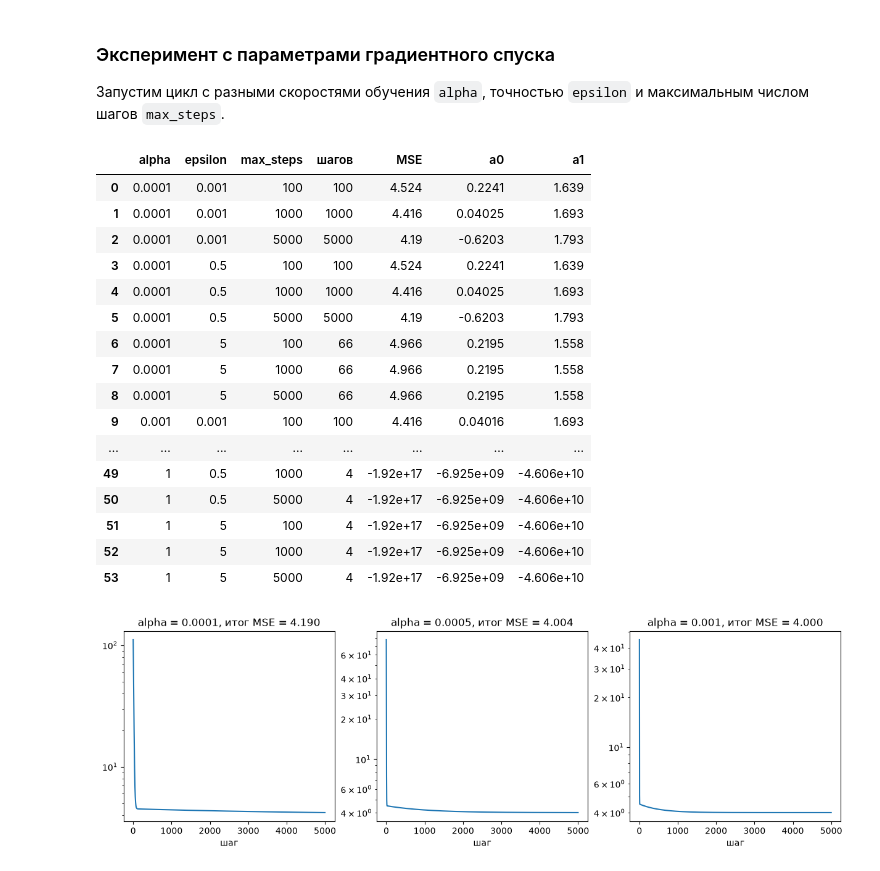
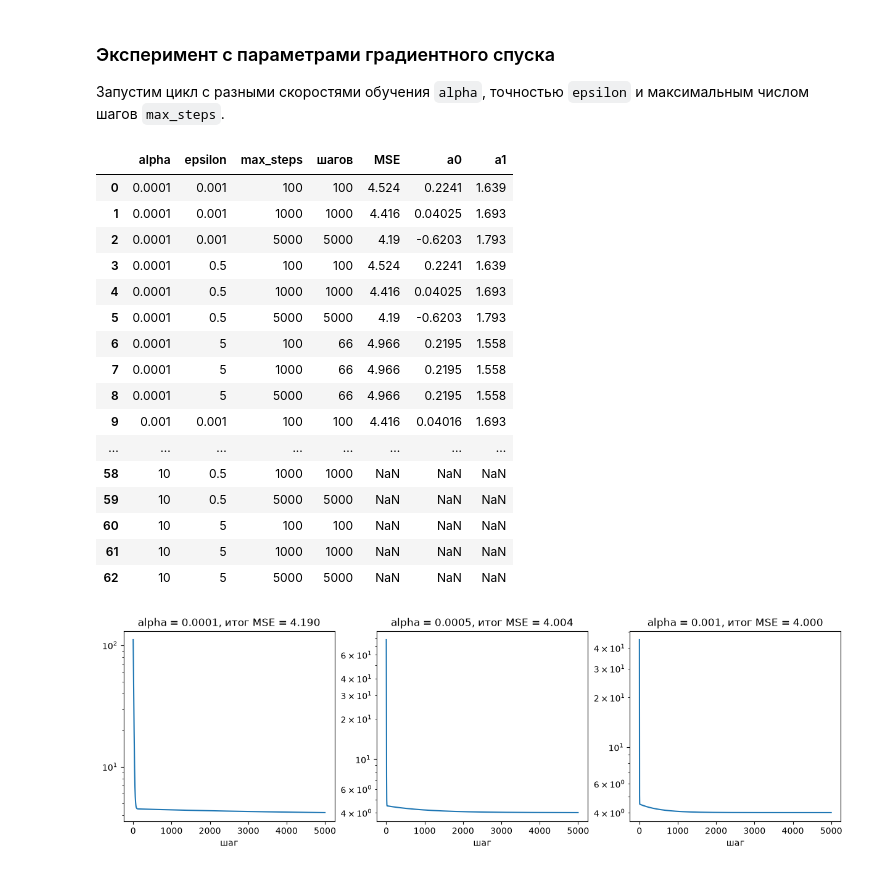
Before and after one commit to hosjpps/ML_pr1-4, a Jupyter notebook: ПЗ_1-2_линейная_регрессия.ipynb, the cells around one changed output. Drawn from its saved outputs; the diff is of its cells as text; code cells hidden in the pictures.

```diff
--- a/ПЗ_1-2_линейная_регрессия.ipynb
+++ b/ПЗ_1-2_линейная_регрессия.ipynb
@@ -13,8 +13,9 @@ import matplotlib.pyplot as plt
 
 Исходные данные: $x$ — расходы на рекламу, $Y$ — объёмы продаж.
 # %%
-x = np.array([3, 5, 7, 6, 9])
-Y = np.array([3, 7, 11, 14, 15])
+# float, иначе при целом alpha параметры модели останутся int64 и переполнятся
+x = np.array([3, 5, 7, 6, 9], dtype=float)
+Y = np.array([3, 7, 11, 14, 15], dtype=float)
 
 plt.figure()
 plt.scatter(x, Y)
@@ -101,35 +102,36 @@ MSE после градиентного спуска: 4.000028517306817
 # %%
 import warnings
 warnings.filterwarnings('ignore', category=RuntimeWarning)  # переполнение при расходимости
 
 rows = []
-for alpha in [0.0001, 0.001, 0.005, 0.01, 0.1, 1]:
+for alpha in [0.0001, 0.001, 0.005, 0.01, 0.1, 1, 10]:
     for epsilon in [0.001, 0.5, 5]:
         for max_steps in [100, 1000, 5000]:
             r = SimpleRegression()
             steps, errors = r.fit(x, Y, alpha=alpha, epsilon=epsilon, max_steps=max_steps)
             rows.append({'alpha': alpha, 'epsilon': epsilon, 'max_steps': max_steps,
                          'шагов': len(steps), 'MSE': r.MSE(x, Y), 'a0': r.a0, 'a1': r.a1})
 pd.set_option('display.float_format', '{:.4g}'.format)
+pd.set_option('display.max_rows', 100)
 pd.DataFrame(rows)
 # %% [output]
 |  | alpha | epsilon | max_steps | шагов | MSE | a0 | a1 |
 | 0 | 0.0001 | 0.001 | 100 | 100 | 4.524 | 0.2241 | 1.639 |
 | 1 | 0.0001 | 0.001 | 1000 | 1000 | 4.416 | 0.04025 | 1.693 |
 | 2 | 0.0001 | 0.001 | 5000 | 5000 | 4.19 | -0.6203 | 1.793 |
 | 3 | 0.0001 | 0.5 | 100 | 100 | 4.524 | 0.2241 | 1.639 |
 | 4 | 0.0001 | 0.5 | 1000 | 1000 | 4.416 | 0.04025 | 1.693 |
 | 5 | 0.0001 | 0.5 | 5000 | 5000 | 4.19 | -0.6203 | 1.793 |
 | 6 | 0.0001 | 5 | 100 | 66 | 4.966 | 0.2195 | 1.558 |
 | 7 | 0.0001 | 5 | 1000 | 66 | 4.966 | 0.2195 | 1.558 |
 | 8 | 0.0001 | 5 | 5000 | 66 | 4.966 | 0.2195 | 1.558 |
 | 9 | 0.001 | 0.001 | 100 | 100 | 4.416 | 0.04016 | 1.693 |
 | ... | ... | ... | ... | ... | ... | ... | ... |
-| 49 | 1 | 0.5 | 1000 | 4 | -1.92e+17 | -6.925e+09 | -4.606e+10 |
-| 50 | 1 | 0.5 | 5000 | 4 | -1.92e+17 | -6.925e+09 | -4.606e+10 |
-| 51 | 1 | 5 | 100 | 4 | -1.92e+17 | -6.925e+09 | -4.606e+10 |
-| 52 | 1 | 5 | 1000 | 4 | -1.92e+17 | -6.925e+09 | -4.606e+10 |
-| 53 | 1 | 5 | 5000 | 4 | -1.92e+17 | -6.925e+09 | -4.606e+10 |
+| 58 | 10 | 0.5 | 1000 | 1000 | NaN | NaN | NaN |
+| 59 | 10 | 0.5 | 5000 | 5000 | NaN | NaN | NaN |
+| 60 | 10 | 5 | 100 | 100 | NaN | NaN | NaN |
+| 61 | 10 | 5 | 1000 | 1000 | NaN | NaN | NaN |
+| 62 | 10 | 5 | 5000 | 5000 | NaN | NaN | NaN |
 # %%
 fig, axes = plt.subplots(1, 3, figsize=(15, 4))
 for ax, alpha in zip(axes, [0.0001, 0.0005, 0.001]):
```
Also changed, not shown: parts of 7 cells of this notebook, 1 other file.
